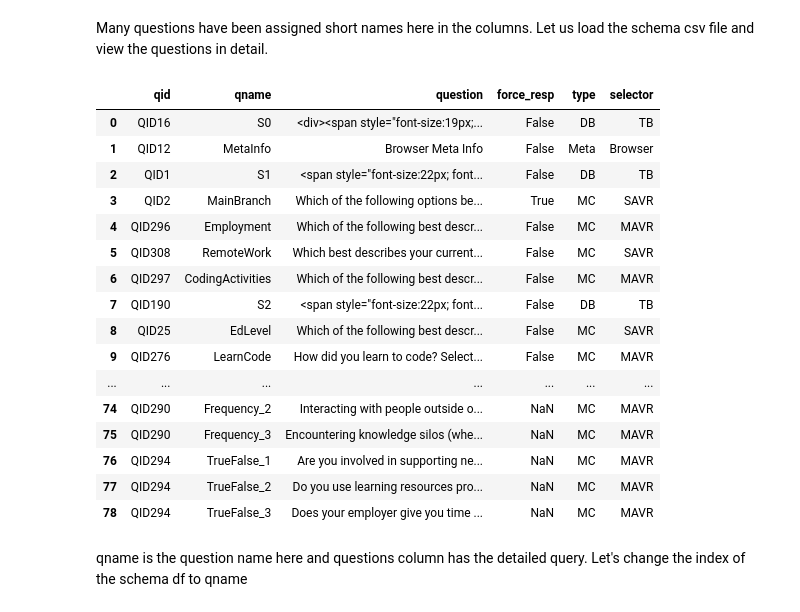
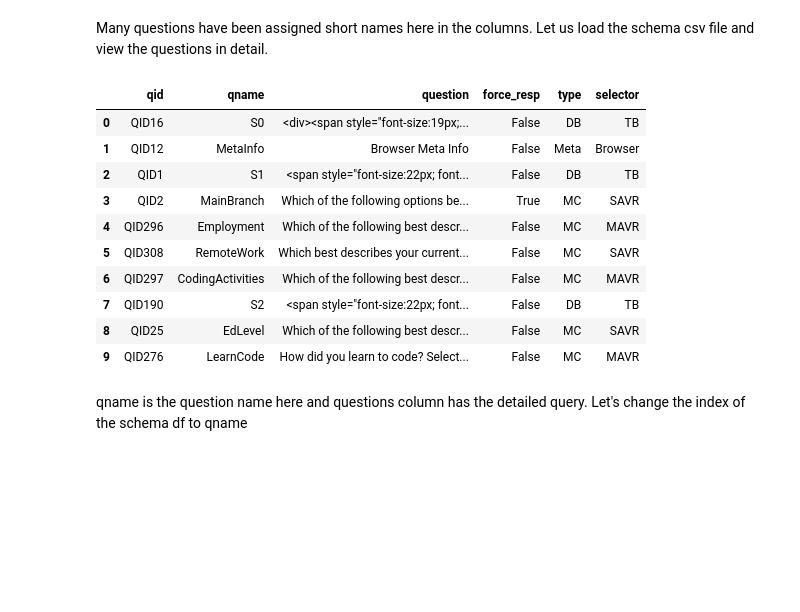
Before and after one commit to piyushrj100/Data_analysis, a Jupyter notebook: StackOverflow2022_EDA/Survey_2022.ipynb, the cells around one changed output. Saved outputs shown, nothing was run; the diff lists cells and outputs as text; code cells hidden in the pictures; blank space fills up the shorter version.

```diff
--- a/StackOverflow2022_EDA/Survey_2022.ipynb
+++ b/StackOverflow2022_EDA/Survey_2022.ipynb
@@ -73,25 +73,19 @@ pd.set_option('display.max_columns', 79)
 pd.set_option('display.max_rows', 85)
 # %%
 schema_df = pd.read_csv("StackOverflow_2022/survey_results_schema.csv")
-schema_df
+schema_df.head(10)
 # %% [output]
 |  | qid | qname | question | force_resp | type | selector |
 | 0 | QID16 | S0 | <div><span style="font-size:19px;... | False | DB | TB |
 | 1 | QID12 | MetaInfo | Browser Meta Info | False | Meta | Browser |
 | 2 | QID1 | S1 | <span style="font-size:22px; font... | False | DB | TB |
 | 3 | QID2 | MainBranch | Which of the following options be... | True | MC | SAVR |
 | 4 | QID296 | Employment | Which of the following best descr... | False | MC | MAVR |
 | 5 | QID308 | RemoteWork | Which best describes your current... | False | MC | SAVR |
 | 6 | QID297 | CodingActivities | Which of the following best descr... | False | MC | MAVR |
 | 7 | QID190 | S2 | <span style="font-size:22px; font... | False | DB | TB |
 | 8 | QID25 | EdLevel | Which of the following best descr... | False | MC | SAVR |
 | 9 | QID276 | LearnCode | How did you learn to code? Select... | False | MC | MAVR |
-| ... | ... | ... | ... | ... | ... | ... |
-| 74 | QID290 | Frequency_2 | Interacting with people outside o... | NaN | MC | MAVR |
-| 75 | QID290 | Frequency_3 | Encountering knowledge silos (whe... | NaN | MC | MAVR |
-| 76 | QID294 | TrueFalse_1 | Are you involved in supporting ne... | NaN | MC | MAVR |
-| 77 | QID294 | TrueFalse_2 | Do you use learning resources pro... | NaN | MC | MAVR |
-| 78 | QID294 | TrueFalse_3 | Does your employer give you time ... | NaN | MC | MAVR |
 # %% [markdown]
 qname is the question name here and questions column has the detailed query. Let's change the index of the schema df to qname
 # %%
```
Also changed, not shown: parts of 16 cells of this notebook.
